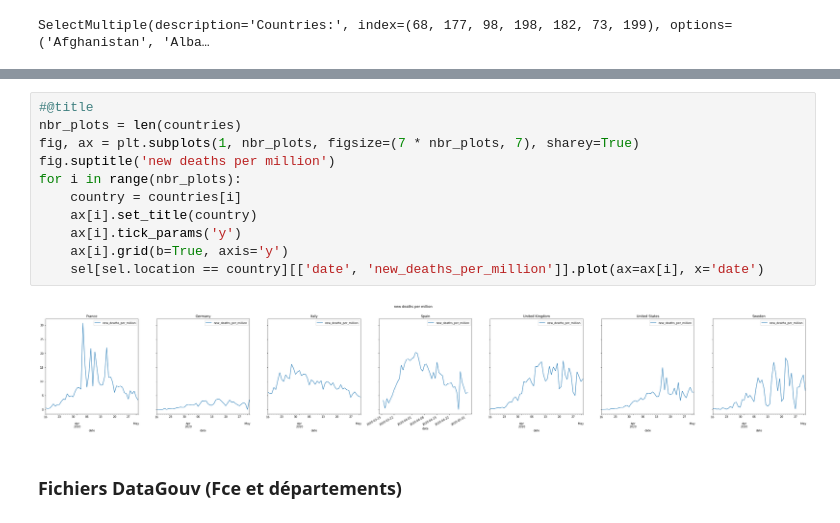
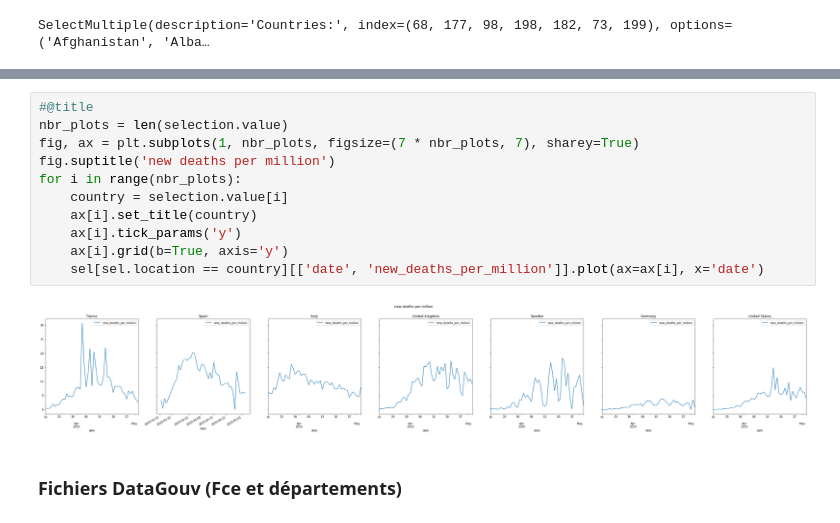
Before and after one commit to anothersailor/webintro, a Jupyter notebook: covidanalytics.ipynb, the cells around one changed output, grey strips where cells are left out. Saved outputs shown, nothing was run; the diff lists cells and outputs as text.

```diff
--- a/covidanalytics.ipynb
+++ b/covidanalytics.ipynb
@@ -84,17 +86,17 @@ fig2.show()
 [interactive output not drawn]
 # %%
 #@title
-nbr_plots = len(countries)
+nbr_plots = len(selection.value)
 fig, ax = plt.subplots(1, nbr_plots, figsize=(7 * nbr_plots, 7), sharey=True)
 fig.suptitle('new deaths per million')
 for i in range(nbr_plots):
-    country = countries[i]
+    country = selection.value[i]
     ax[i].set_title(country)
     ax[i].tick_params('y')
     ax[i].grid(b=True, axis='y')
     sel[sel.location == country][['date', 'new_deaths_per_million']].plot(ax=ax[i], x='date')
 # %% [output]
-[figure, old version]
+[figure, new version]
 # %% [markdown]
 ### Fichiers DataGouv (Fce et départements)
 # %%
```
Also changed, not shown: parts of 1 cell of this notebook.
